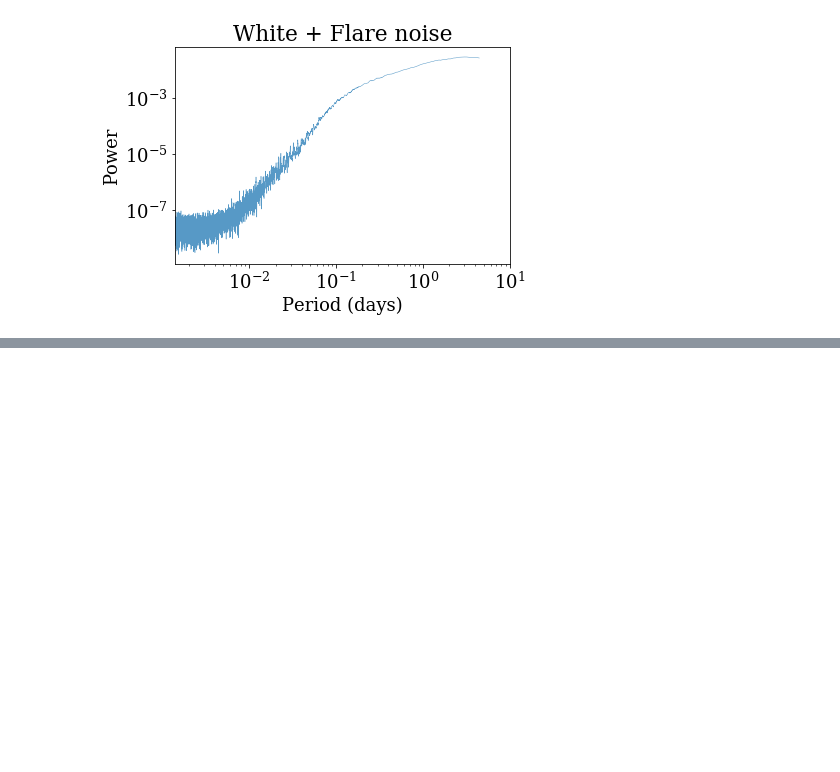
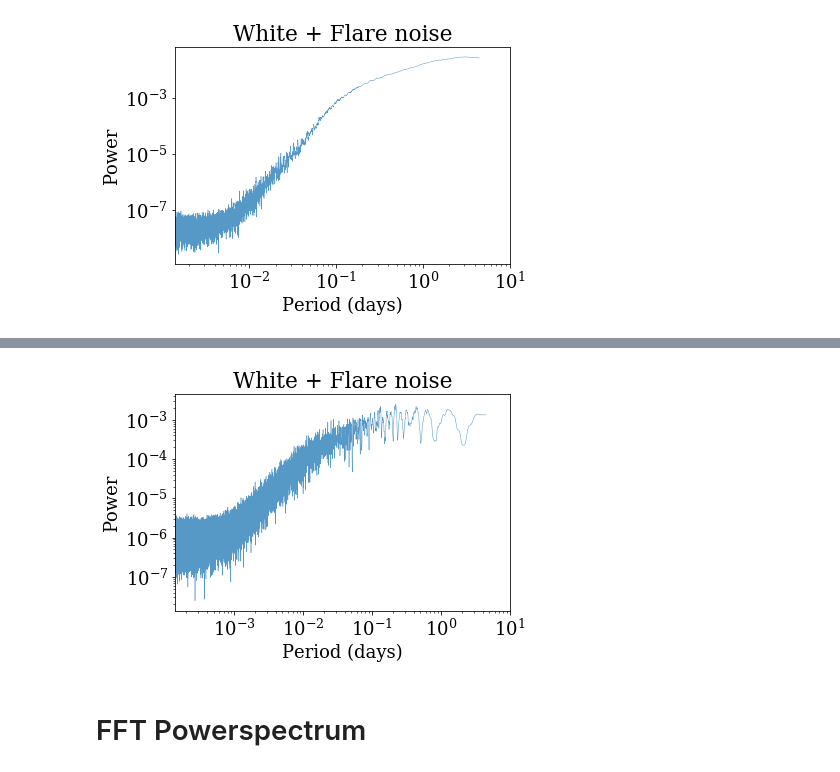
Before and after one commit to ernewton/flareninja, a Jupyter notebook: jradavenport_fwdmodel/fmodel.ipynb, the cells around one changed output, grey strips where cells are left out. Cells and saved outputs as stored; diff of their text form; code cells hidden in the pictures; blank space fills up the shorter version.

```diff
--- a/jradavenport_fwdmodel/fmodel.ipynb
+++ b/jradavenport_fwdmodel/fmodel.ipynb
@@ -162,0 +178,15 @@ plt.savefig('flare_whitenoise.png', dpi=150, rasterized=True, bbox_inches='tight
+# %%
+frequencyi1, poweri1 = LombScargle(s_time2, s_flux2 + somenoise).autopower()
+
+plt.plot(1./frequencyi1, pd.rolling_mean(poweri1,21), lw=0.5, alpha=0.75)
+
+plt.xscale('log')
+plt.xlabel('Period (days)')
+plt.ylabel('Power')
+plt.yscale('log')
+plt.title('White + Flare noise')
+plt.xlim(dt*2, 10);
+# %% [output]
+[figure, added]
+# %% [markdown]
+# FFT Powerspectrum
```
Also changed, not shown: parts of 5 cells of this notebook.
